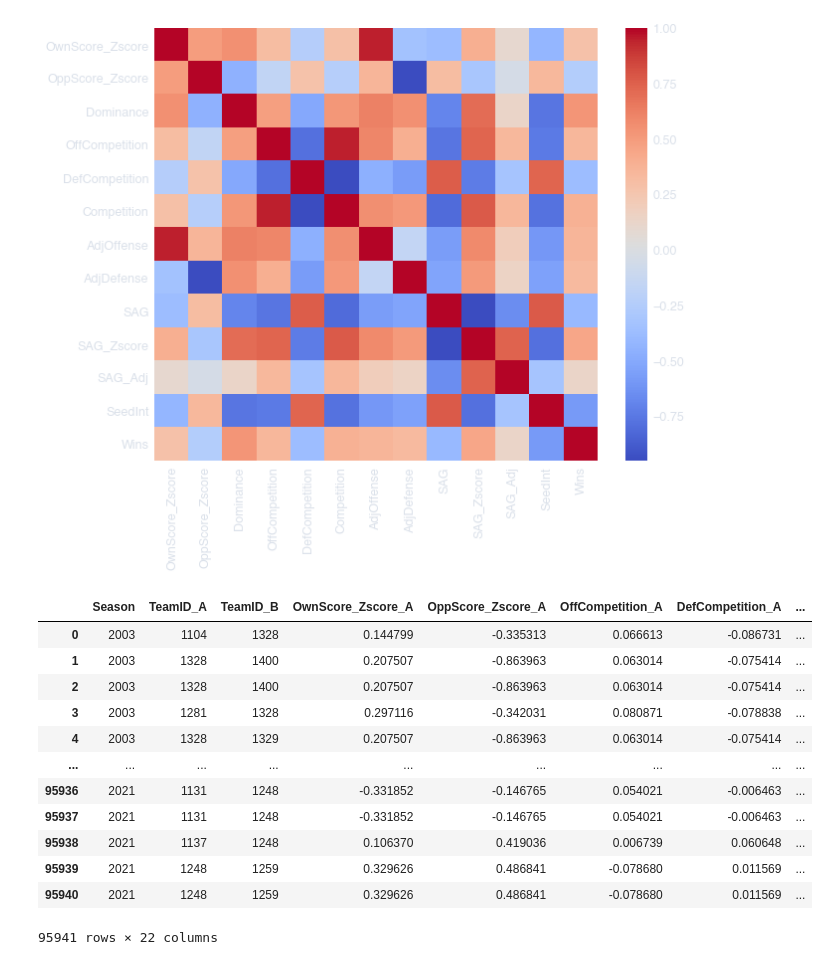
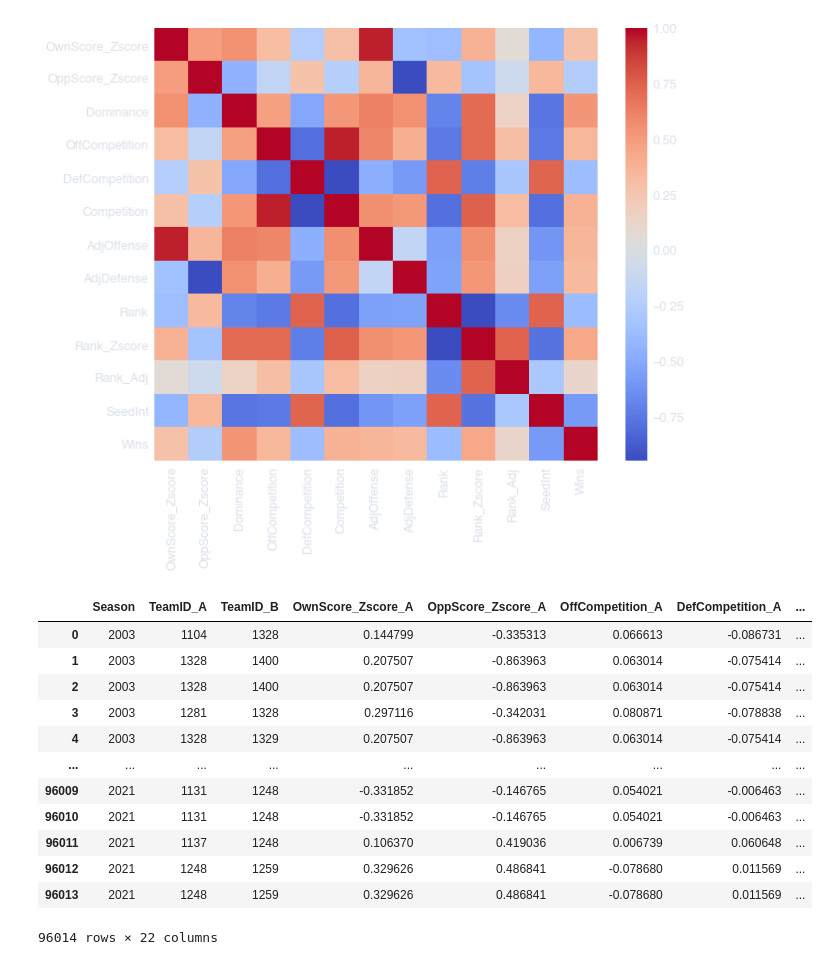
Before and after one commit to jamestwhedbee/jupyter_notebooks, a Jupyter notebook: MarchMadness/MarchMadnessFeatures.ipynb, the cells around one changed output. Cells and saved outputs as stored; diff of their text form; code cells hidden in the pictures.

```diff
--- a/MarchMadness/MarchMadnessFeatures.ipynb
+++ b/MarchMadness/MarchMadnessFeatures.ipynb
@@ -26,10 +28,13 @@ reg_compact_results_df = pd.read_csv(f"{INPUT_DATA_DIR}/MRegularSeasonCompactRes
 tournament_results_df = pd.read_csv(f"{INPUT_DATA_DIR}/MNCAATourneyCompactResults.csv")
 raw_ordinal_df = pd.read_csv(f"{INPUT_DATA_DIR}/MMasseyOrdinals.csv")
 # %%
-min_sag_days = raw_ordinal_df[raw_ordinal_df["SystemName"] == "SAG"].groupby(["Season"]).min()["RankingDayNum"].reset_index()
-sag_indices = list(min_sag_days.itertuples(index=False, name=None))
-sag_lookup = raw_ordinal_df[raw_ordinal_df["SystemName"] == "SAG"].set_index(["Season", "RankingDayNum"])
-start_of_year_sag_df = sag_lookup.loc[sag_indices]
-ordinal_pivot_df = pd.pivot_table(start_of_year_sag_df, values='OrdinalRank', index=['Season', 'TeamID'], columns=['SystemName'])[["SAG"]]
+RANK = "POM"
+min_rank_days = raw_ordinal_df[raw_ordinal_df["SystemName"] == RANK].groupby(["Season"]).min()["RankingDayNum"].reset_index()
+rank_indices = list(min_rank_days.itertuples(index=False, name=None))
+rank_lookup = raw_ordinal_df[raw_ordinal_df["SystemName"] == RANK].set_index(["Season", "RankingDayNum"])
+start_of_year_rank_df = rank_lookup.loc[rank_indices]
+ordinal_pivot_df = pd.pivot_table(
+    start_of_year_rank_df, values='OrdinalRank', index=['Season', 'TeamID'], columns=['SystemName']
+)[[RANK]].rename(columns={RANK: "Rank"})
 ordinal_pivot_df
 # %% [output]
@@ -274,17 +279,18 @@ z_score_mean_df["AdjOffense"] = inverse_df["OwnScore_Zscore"]
 z_score_mean_df["AdjDefense"] = inverse_df["OppScore_Zscore"]
 # %%
 summary_df = z_score_mean_df.reset_index().rename(columns={"OwnTeamID": "TeamID"})
+summary_df = teams_df[["TeamID", "TeamName"]].merge(summary_df, on="TeamID")
 summary_df = summary_df.merge(ordinal_pivot_df, on=["Season", "TeamID"])
-max_sag_lookup = summary_df.groupby("Season").max()["SAG"]
+max_rank_lookup = summary_df.groupby("Season").max()["Rank"]
 # %%
-def sag_to_zscore(row):
-    max_sag = max_sag_lookup[row["Season"]]
+def rank_to_zscore(row):
+    max_rank = max_rank_lookup[row["Season"]]
     # Adjust for 100% by bumping teams down half a ranking
-    percentile = 1 - ((row["SAG"] - 0.5) / max_sag)
+    percentile = 1 - ((row["Rank"] - 0.5) / max_rank)
     return st.norm.ppf(percentile)
 
-summary_df["SAG_Zscore"] = summary_df.apply(sag_to_zscore, axis=1)
-summary_df["SAG_Adj"] = summary_df["SAG_Zscore"] - (summary_df["AdjOffense"] + summary_df["AdjDefense"])
-sns.histplot(summary_df["SAG_Zscore"], color='b');
+summary_df["Rank_Zscore"] = summary_df.apply(rank_to_zscore, axis=1)
+summary_df["Rank_Adj"] = summary_df["Rank_Zscore"] - (summary_df["AdjOffense"] + summary_df["AdjDefense"])
+sns.histplot(summary_df["Rank_Zscore"], color='b');
 # %% [output]
 [figure]
@@ -487,7 +511,7 @@ merge_df = summary_df if should_use_all_games else tournament_df
 FEATURE_COLS = [
     "OwnScore_Zscore", "OppScore_Zscore",
     "OffCompetition", "DefCompetition",
-    "SAG", "SAG_Zscore", "SAG_Adj",
+    "Rank", "Rank_Zscore", "Rank_Adj",
     "AdjOffense", "AdjDefense"
 ]
 
@@ -510,38 +534,38 @@ def get_training_df(feature_cols):
     training_df["TeamID_B"] = training_df.apply(lambda x: max(x["WTeamID"], x["LTeamID"]), axis=1).astype(int)
     for col in tqdm(feature_cols):
         training_df[f"{col}_A"] = training_df.apply(
             lambda x: x[f"W{col}"] if x["TeamID_A"] == x["WTeamID"] else x[f"L{col}"], axis=1
         )
         training_df[f"{col}_B"] = training_df.apply(
             lambda x: x[f"W{col}"] if x["TeamID_B"] == x["WTeamID"] else x[f"L{col}"], axis=1
         )
 
     training_df["Win_A"] = training_df["TeamID_A"] == training_df["WTeamID"]
 
     FINAL_COLS = (
         ["Season", "TeamID_A", "TeamID_B"] +
         [f"{col}_A" for col in feature_cols] +
         [f"{col}_B" for col in feature_cols] +
         ["Win_A"]
     )
     training_df = training_df[FINAL_COLS]
     return training_df
 
 training_df = get_training_df(FEATURE_COLS)
 training_df
 # %% [output]
 |  | Season | TeamID_A | TeamID_B | OwnScore_Zscore_A | OppScore_Zscore_A | OffCompetition_A | DefCompetition_A | ... |
 | 0 | 2003 | 1104 | 1328 | 0.144799 | -0.335313 | 0.066613 | -0.086731 | ... |
 | 1 | 2003 | 1328 | 1400 | 0.207507 | -0.863963 | 0.063014 | -0.075414 | ... |
 | 2 | 2003 | 1328 | 1400 | 0.207507 | -0.863963 | 0.063014 | -0.075414 | ... |
 | 3 | 2003 | 1281 | 1328 | 0.297116 | -0.342031 | 0.080871 | -0.078838 | ... |
 | 4 | 2003 | 1328 | 1329 | 0.207507 | -0.863963 | 0.063014 | -0.075414 | ... |
 | ... | ... | ... | ... | ... | ... | ... | ... | ... |
-| 95936 | 2021 | 1131 | 1248 | -0.331852 | -0.146765 | 0.054021 | -0.006463 | ... |
-| 95937 | 2021 | 1131 | 1248 | -0.331852 | -0.146765 | 0.054021 | -0.006463 | ... |
-| 95938 | 2021 | 1137 | 1248 | 0.106370 | 0.419036 | 0.006739 | 0.060648 | ... |
-| 95939 | 2021 | 1248 | 1259 | 0.329626 | 0.486841 | -0.078680 | 0.011569 | ... |
-| 95940 | 2021 | 1248 | 1259 | 0.329626 | 0.486841 | -0.078680 | 0.011569 | ... |
+| 96009 | 2021 | 1131 | 1248 | -0.331852 | -0.146765 | 0.054021 | -0.006463 | ... |
+| 96010 | 2021 | 1131 | 1248 | -0.331852 | -0.146765 | 0.054021 | -0.006463 | ... |
+| 96011 | 2021 | 1137 | 1248 | 0.106370 | 0.419036 | 0.006739 | 0.060648 | ... |
+| 96012 | 2021 | 1248 | 1259 | 0.329626 | 0.486841 | -0.078680 | 0.011569 | ... |
+| 96013 | 2021 | 1248 | 1259 | 0.329626 | 0.486841 | -0.078680 | 0.011569 | ... |
-95941 rows × 22 columns
+96014 rows × 22 columns
 # %%
 training_df.to_csv(f"{OUTPUT_DATA_DIR}/games_training.csv", index=False)
```
Also changed, not shown: parts of 6 cells of this notebook.
